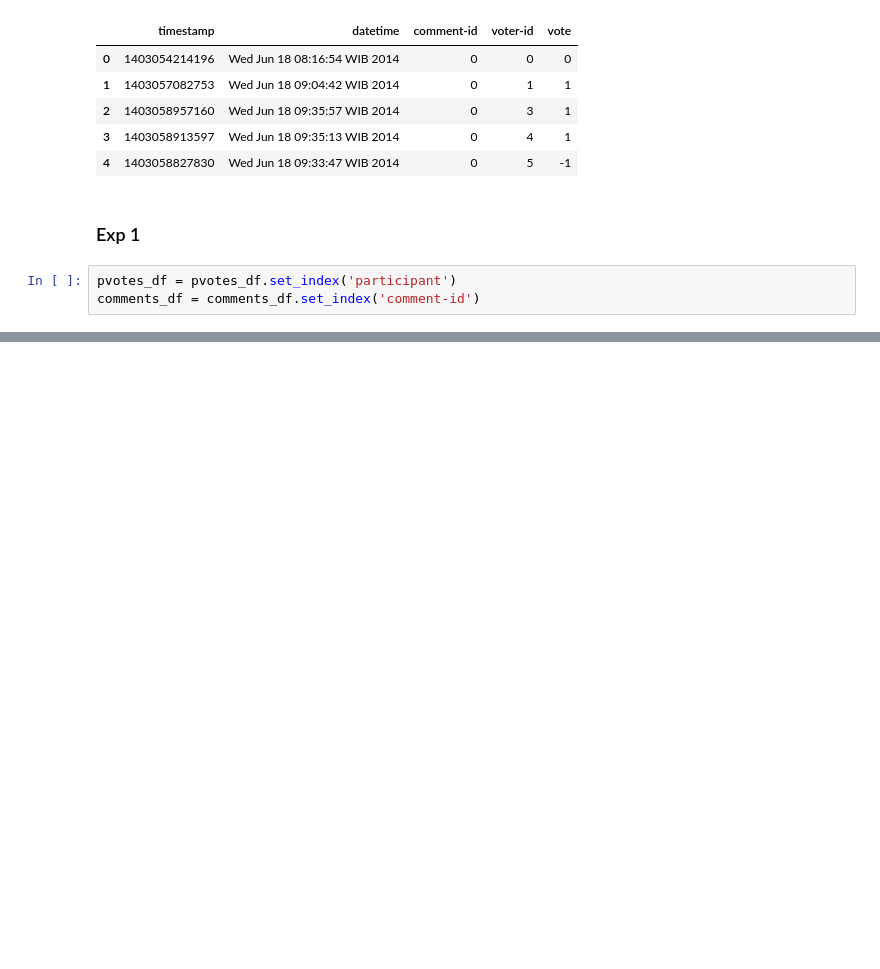
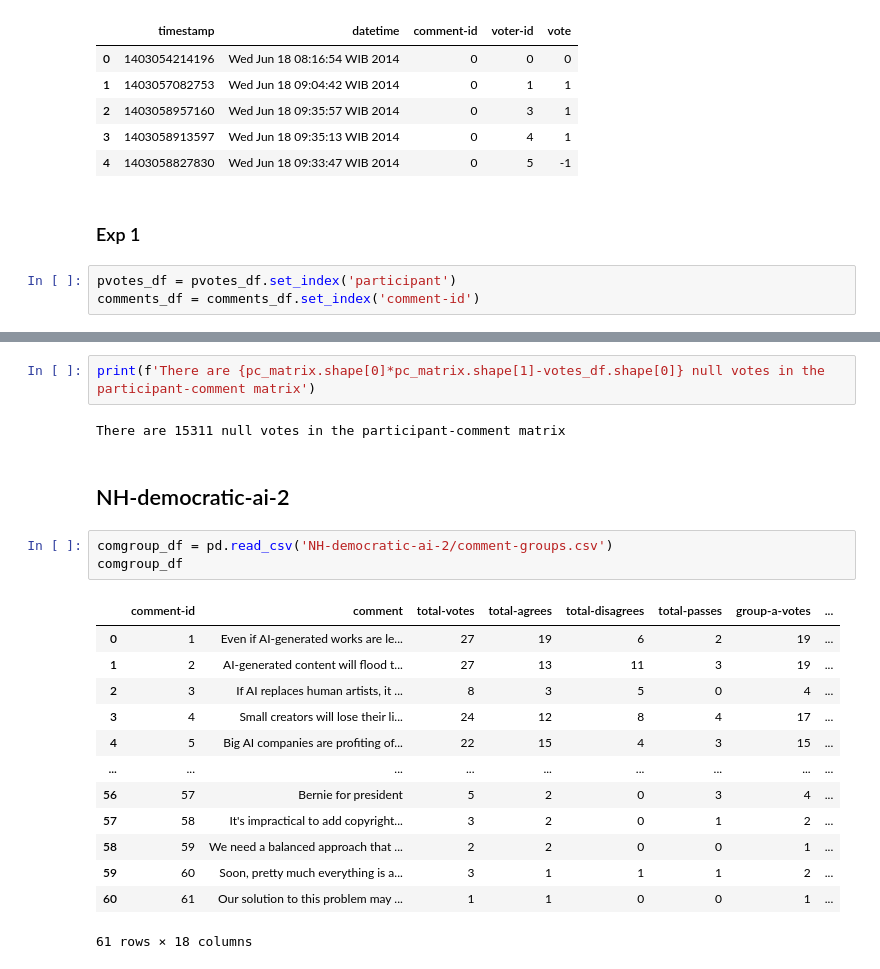
Before and after one commit to yunghsuanwu/polisdata_exp, a Jupyter notebook: dataexploration_140525.ipynb, the cells around one changed output, grey strips where cells are left out. Saved outputs shown, nothing was run; the diff lists cells and outputs as text; blank space fills up the shorter version.

Commit message:
Add newspeak house democratic ai event data and modify dataexploration notebook

```diff
--- a/dataexploration_140525.ipynb
+++ b/dataexploration_140525.ipynb
@@ -86,0 +113,23 @@ Name: count, dtype: int64
+# %%
+print(f'There are {pc_matrix.shape[0]*pc_matrix.shape[1]-votes_df.shape[0]} null votes in the participant-comment matrix')
+# %% [output]
+There are 15311 null votes in the participant-comment matrix
+# %% [markdown]
+## NH-democratic-ai-2
+# %%
+comgroup_df = pd.read_csv('NH-democratic-ai-2/comment-groups.csv')
+comgroup_df
+# %% [output]
+|  | comment-id | comment | total-votes | total-agrees | total-disagrees | total-passes | group-a-votes | ... |
+| 0 | 1 | Even if AI-generated works are le... | 27 | 19 | 6 | 2 | 19 | ... |
+| 1 | 2 | AI-generated content will flood t... | 27 | 13 | 11 | 3 | 19 | ... |
+| 2 | 3 | If AI replaces human artists, it ... | 8 | 3 | 5 | 0 | 4 | ... |
+| 3 | 4 | Small creators will lose their li... | 24 | 12 | 8 | 4 | 17 | ... |
+| 4 | 5 | Big AI companies are profiting of... | 22 | 15 | 4 | 3 | 15 | ... |
+| ... | ... | ... | ... | ... | ... | ... | ... | ... |
+| 56 | 57 | Bernie for president | 5 | 2 | 0 | 3 | 4 | ... |
+| 57 | 58 | It's impractical to add copyright... | 3 | 2 | 0 | 1 | 2 | ... |
+| 58 | 59 | We need a balanced approach that ... | 2 | 2 | 0 | 0 | 1 | ... |
+| 59 | 60 | Soon, pretty much everything is a... | 3 | 1 | 1 | 1 | 2 | ... |
+| 60 | 61 | Our solution to this problem may ... | 1 | 1 | 0 | 0 | 1 | ... |
+61 rows × 18 columns
```
Also changed, not shown: parts of 3 cells of this notebook, 6 other files.
